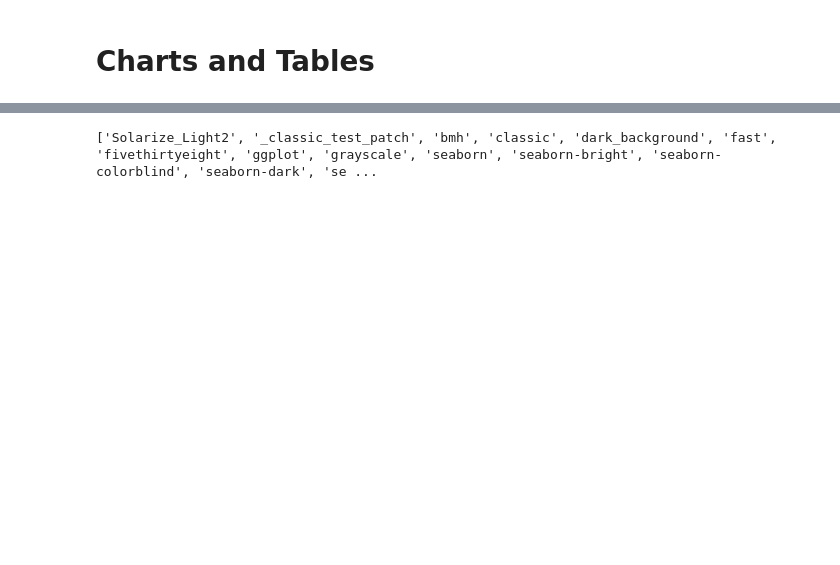
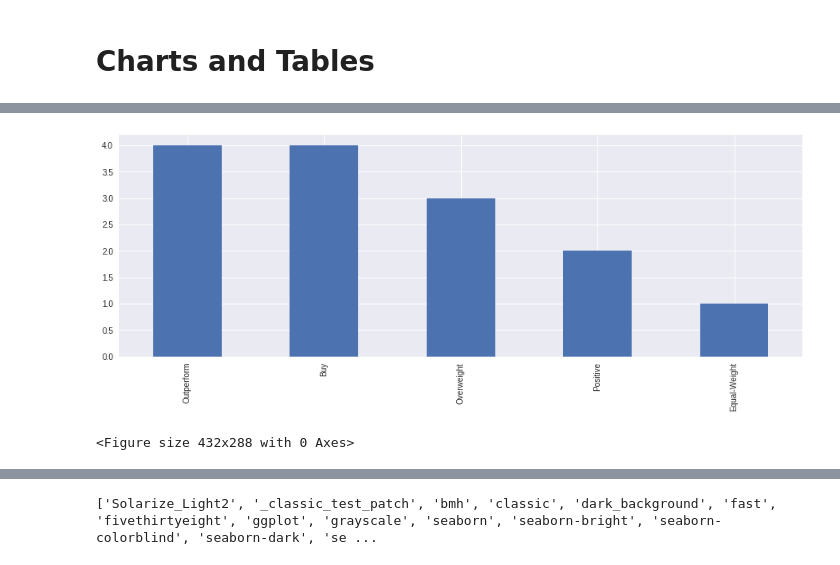
Before and after one commit to jjdub82/....., a Jupyter notebook: Stock_Evaluation.ipynb, the cells around one changed output, grey strips where cells are left out. Drawn from its saved outputs; the diff is of its cells as text; code cells hidden in the pictures; blank space fills up the shorter version.

```diff
--- a/Stock_Evaluation.ipynb
+++ b/Stock_Evaluation.ipynb
@@ -65,0 +47,4 @@ ticker.recommendations['To Grade'].value_counts().plot(kind = 'bar', figsize=(15
+# %%
+recommendations_df = ticker.recommendations
+recommendations_df.reset_index(inplace=True)
+recommendations_df.columns
@@ -65,0 +69,3 @@ ticker.recommendations['To Grade'].value_counts().plot(kind = 'bar', figsize=(15
+# %%
+last_year = datetime.today() - timedelta(days=365)
+print(last_year)
@@ -65,0 +76,7 @@ ticker.recommendations['To Grade'].value_counts().plot(kind = 'bar', figsize=(15
+# %%
+recommendations_df['Year'] = recommendations_df['Date'].dt.year
+current_recommendations_1yr = recommendations_df.loc[recommendations_df['Date']>=last_year]
+current_recommendations_1mo = recommendations_df.loc[recommendations_df['Date']>=datetime.today() - timedelta(days=31)]
+current_recommendations_3mo = recommendations_df.loc[recommendations_df['Date']>=datetime.today() - timedelta(days=90)]
+current_recommendations_6mo = recommendations_df.loc[recommendations_df['Date']>=datetime.today() - timedelta(days=180)]
+current_recommendations_6mo
@@ -357,0 +404,7 @@ from matplotlib.ticker import MaxNLocator
+# %%
+current_recommendations_1yr['To Grade'].value_counts().plot(kind = 'bar', figsize=(15,5))
+plt.show()
+plt.savefig('recommendations bar chart.png')
+# %% [output]
+[figure, added]
+<Figure size 432x288 with 0 Axes>
```
Also changed, not shown: parts of 73 cells of this notebook.
